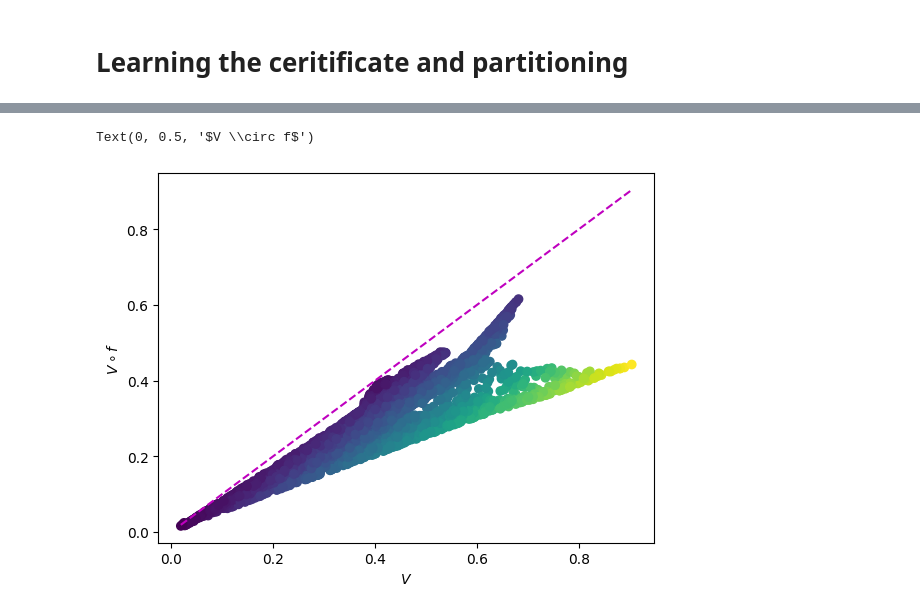
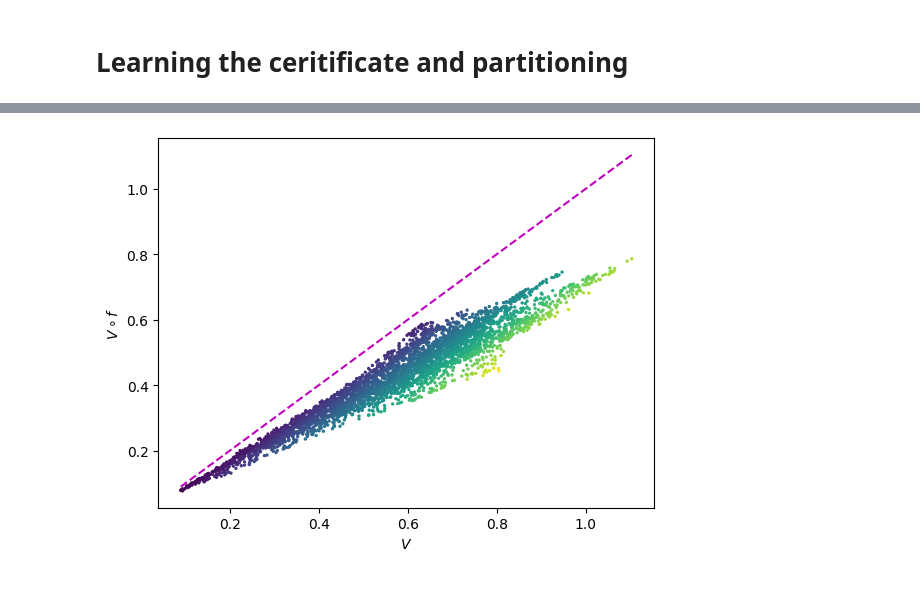
Before and after one commit to mahykari/neural-certificates, a Jupyter notebook: playground.ipynb, the cells around one changed output, grey strips where cells are left out. Drawn from its saved outputs; the diff is of its cells as text; code cells hidden in the pictures.

```diff
--- a/playground.ipynb
+++ b/playground.ipynb
@@ -84,13 +89,20 @@ for iter in range(1024):
 # %%
+x = torch.rand(4000, 2)*2 - 1
+tgt_mask = torch.logical_and(
+    torch.abs(x[:,0]) <= 0.05,
+    torch.abs(x[:,1]) <= 0.05,
+)
+x = x[~tgt_mask]
+
 v = net(x)
 vf = net(torch.vmap(env.f)(x))
 v, vf = v.detach(), vf.detach()
 plt.plot(
     [torch.min(v), torch.max(v)], [torch.min(v), torch.max(v)], 'm--')
-plt.scatter(v, vf, c=torch.relu(v-vf))
+plt.scatter(v, vf, c=torch.relu(v-vf), s=2)
 plt.xlabel(r'$V$')
 plt.ylabel(r'$V \circ f$')
+plt.show()
 # %% [output]
-Text(0, 0.5, '$V \\circ f$')
-[figure, old version]
+[figure, new version]
 # %%
```
Also changed, not shown: parts of 9 cells of this notebook.
